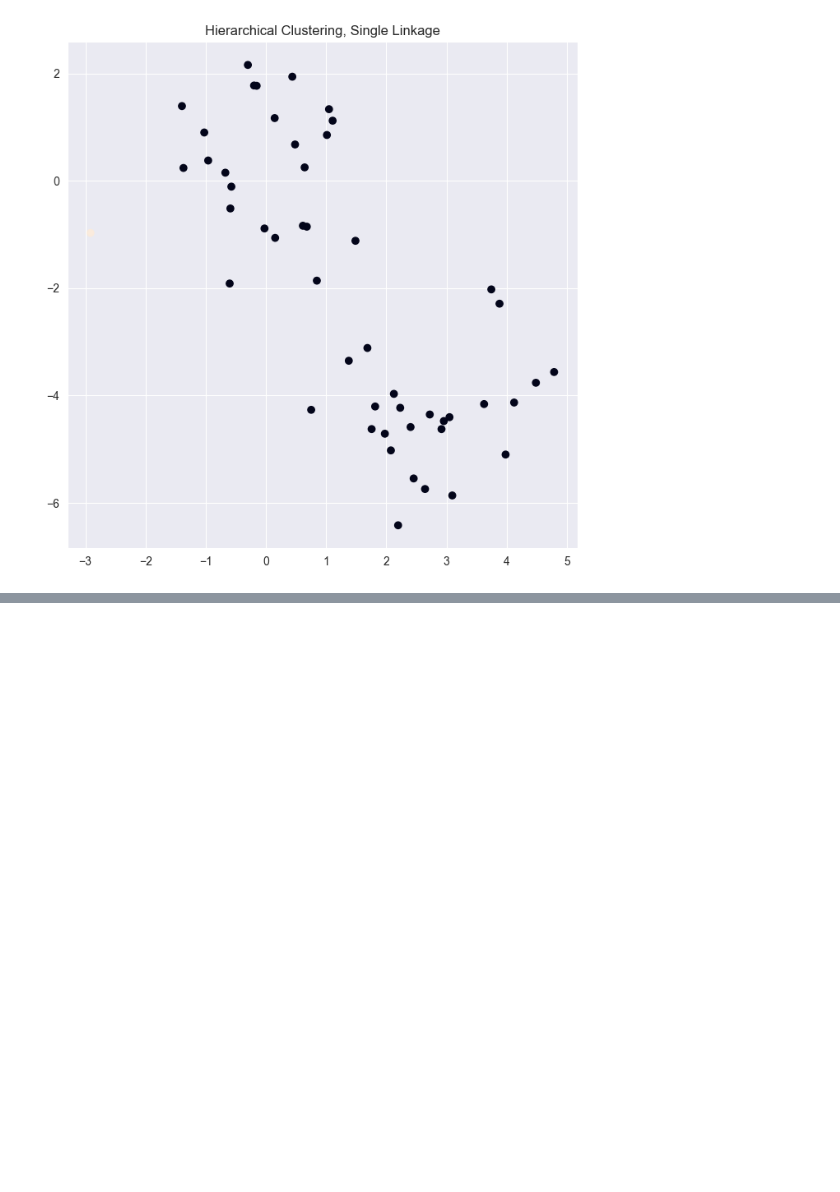
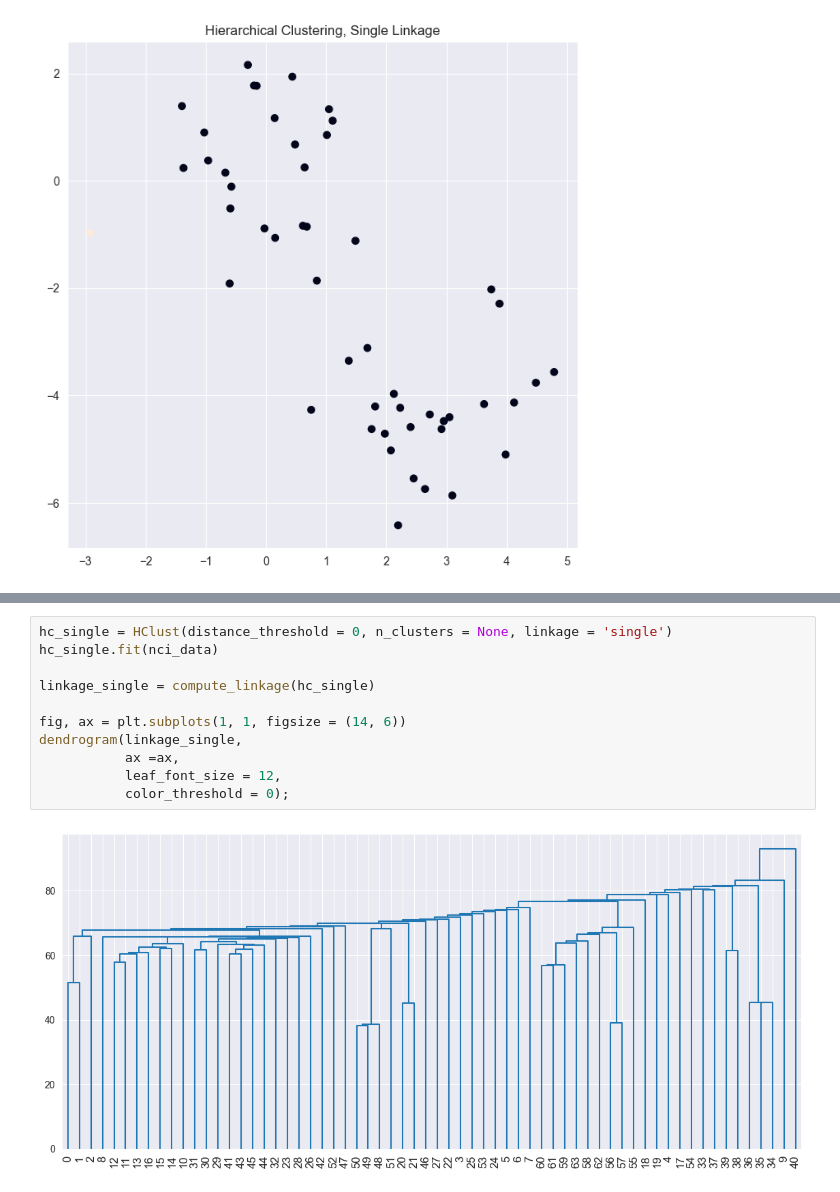
Before and after one commit to CameronOldweiler/DataProjects, a Jupyter notebook: Chapter12Lab.ipynb, the cells around one changed output, grey strips where cells are left out. Drawn from its saved outputs; the diff is of its cells as text; blank space fills up the shorter version.

```diff
--- a/Chapter12Lab.ipynb
+++ b/Chapter12Lab.ipynb
@@ -277,0 +318,13 @@ ax.set_title('Hierarchical Clustering, Single Linkage');
+# %%
+hc_single = HClust(distance_threshold = 0, n_clusters = None, linkage = 'single')
+hc_single.fit(nci_data)
+
+linkage_single = compute_linkage(hc_single)
+
+fig, ax = plt.subplots(1, 1, figsize = (14, 6))
+dendrogram(linkage_single,
+           ax =ax,
+           leaf_font_size = 12,
+           color_threshold = 0);
+# %% [output]
+[figure, added]
```
Also changed, not shown: parts of 13 cells of this notebook.
